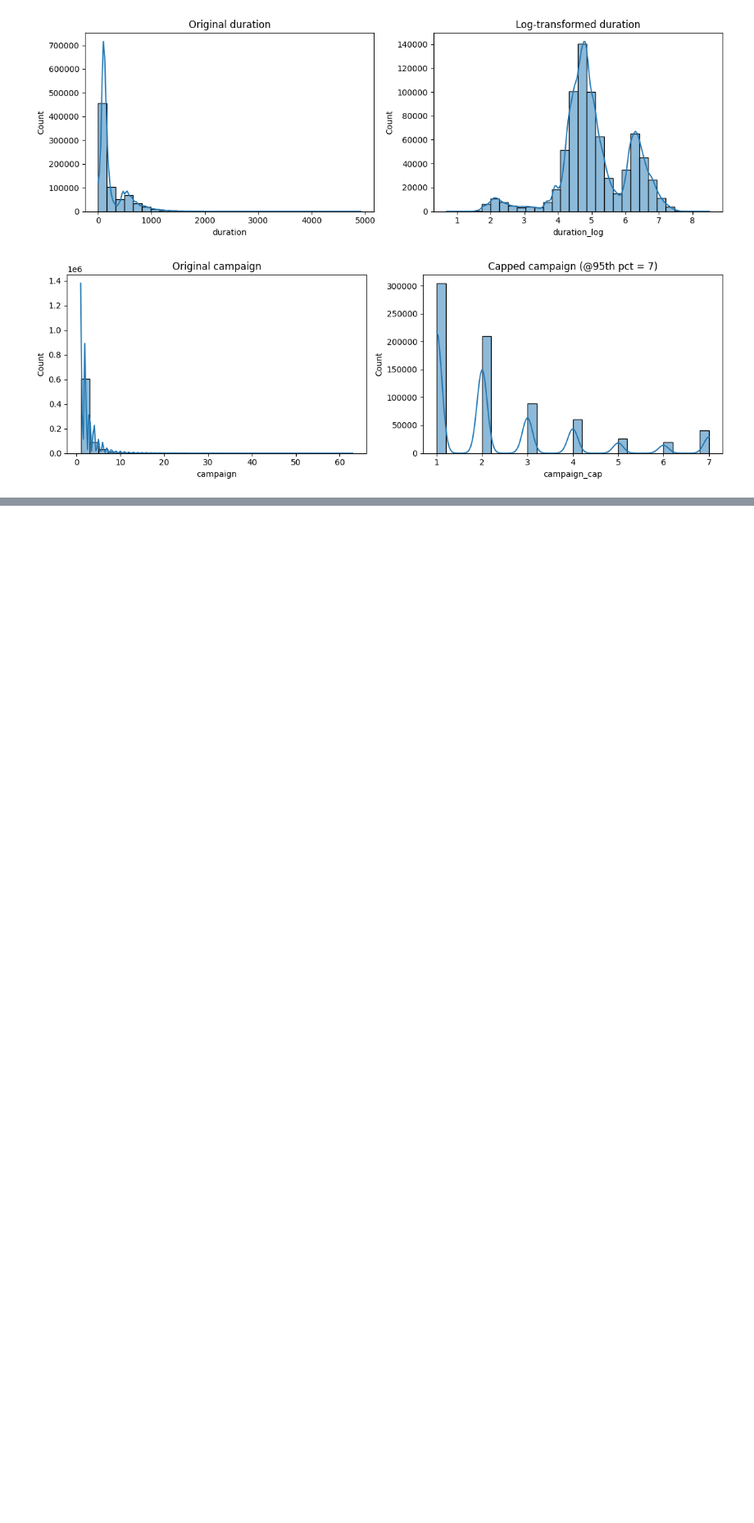
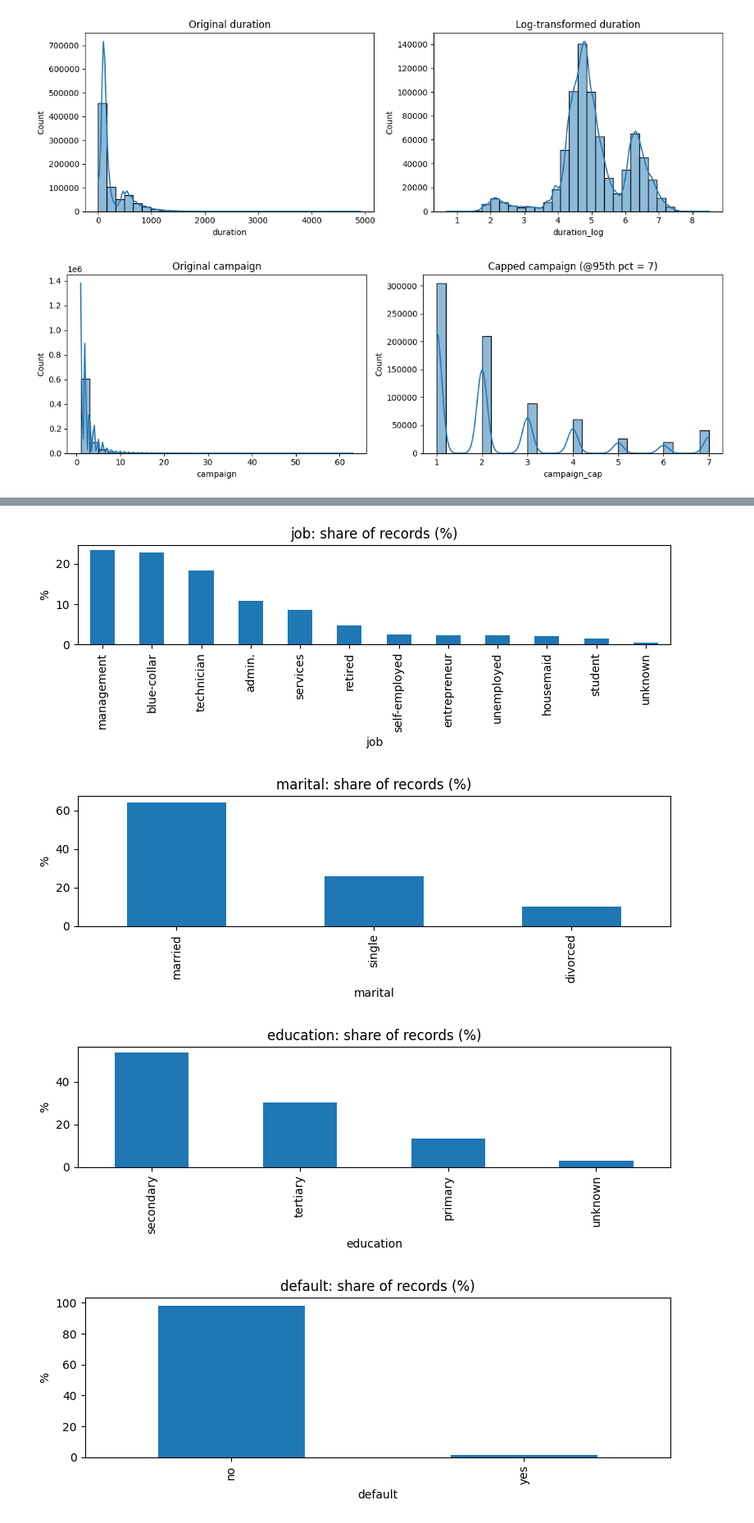
Before and after one commit to omkarganda/Binary-Classification-with-a-Bank-Dataset, a Jupyter notebook: code.ipynb, the cells around one changed output, grey strips where cells are left out. Shown at 82% size. Saved outputs shown, nothing was run; the diff lists cells and outputs as text; code cells hidden in the pictures; blank space fills up the shorter version.

```diff
--- a/code.ipynb
+++ b/code.ipynb
@@ -198,0 +190,6 @@ Index(['age', 'job', 'marital', 'education', 'default', 'housing', 'loan',
+# %%
+cat_cols = [
+    "job", "marital", "education",           # socio-demographic
+    "default", "housing", "loan",            # binary credit flags
+    "contact", "month", "poutcome"           # campaign metadata
+]
@@ -198,0 +212,15 @@ Index(['age', 'job', 'marital', 'education', 'default', 'housing', 'loan',
+# %%
+import matplotlib.pyplot as plt
+for col in cat_cols:
+    vc = data_train[col].value_counts(dropna=False, normalize=True)*100
+    plt.figure(figsize=(8,3))
+    vc.plot.bar()
+    plt.title(f"{col}: share of records (%)")
+    plt.ylabel("%")
+    plt.tight_layout()
+    plt.show()
+# %% [output]
+[figure, added]
+[figure, added]
+[figure, added]
+[figure, added]
```
Also changed, not shown: parts of 17 cells of this notebook.
